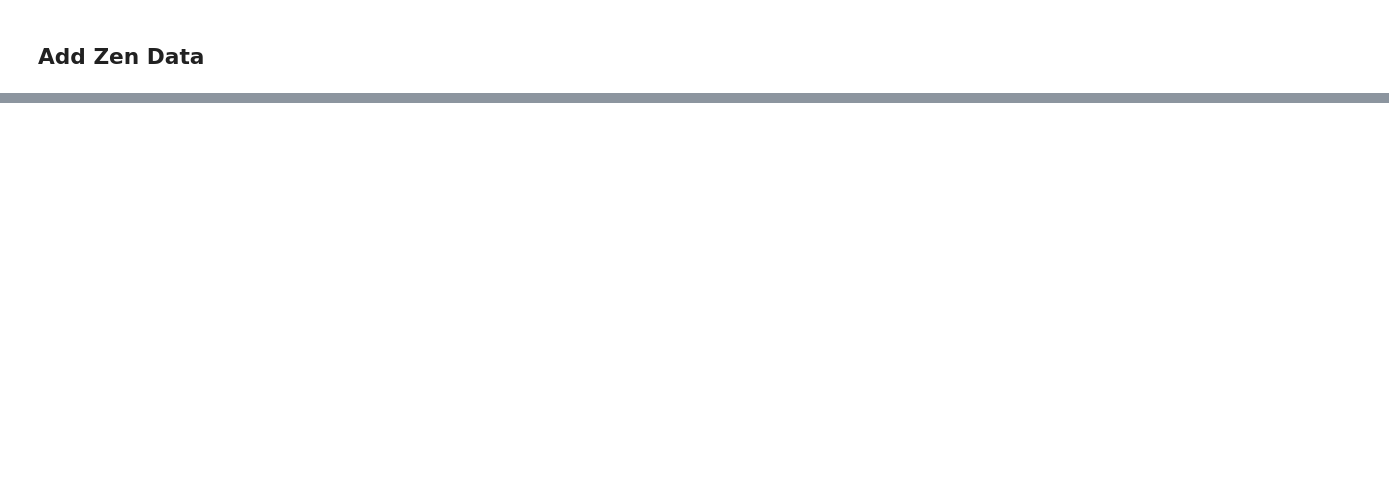
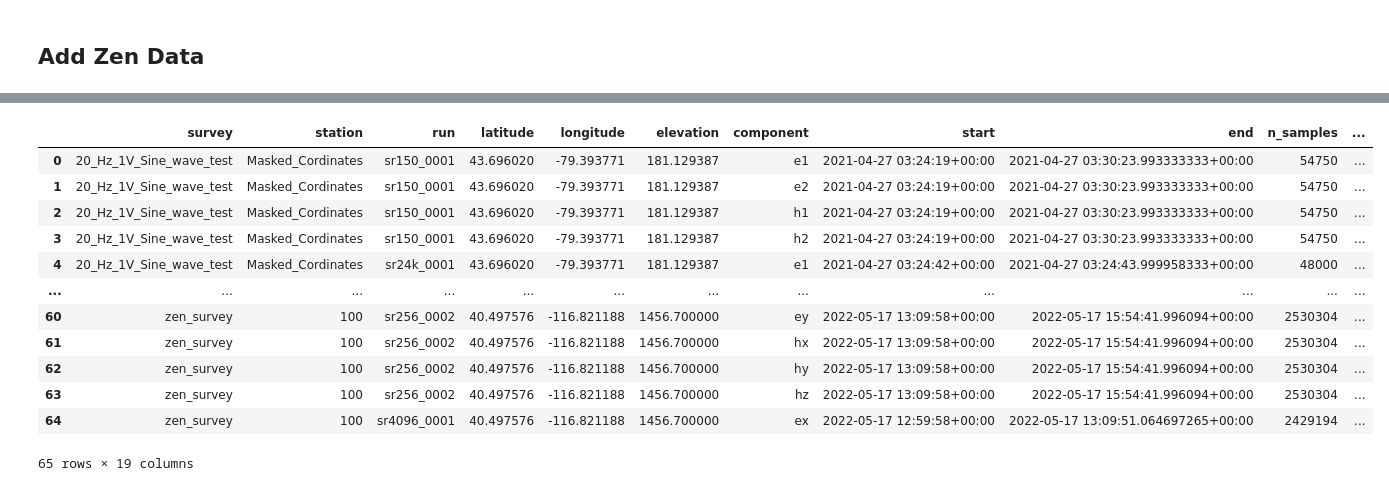
Before and after one commit to kujaku11/mth5, a Jupyter notebook: docs/examples/notebooks/make_mth5_all.ipynb, the cells around one changed output, grey strips where cells are left out. Saved outputs shown, nothing was run; the diff lists cells and outputs as text; code cells hidden in the pictures; blank space fills up the shorter version.

```diff
--- a/docs/examples/notebooks/make_mth5_all.ipynb
+++ b/docs/examples/notebooks/make_mth5_all.ipynb
@@ -142,0 +143,7 @@ mth5_path = MakeMTH5.from_zen(
+# %%
+nims_data_path = get_test_data_path("nims")
+mth5_fn_path = MakeMTH5.from_nims(
+    nims_data_path,
+    survey_id="nims_survey",
+    **base_kwargs,
+)
@@ -142,0 +157,6 @@ mth5_path = MakeMTH5.from_zen(
+# %%
+with MTH5() as m:
+    m = m.open_mth5(mth5_fn_path, mode="r")
+    print(m)
+    channel_df = m.channel_summary.to_dataframe()
+    run_df = m.run_summary
@@ -142,0 +181,16 @@ mth5_path = MakeMTH5.from_zen(
+# %%
+display(channel_df.head(65))
+# %% [output]
+|  | survey | station | run | latitude | longitude | elevation | component | start | end | n_samples | ... |
+| 0 | 20_Hz_1V_Sine_wave_test | Masked_Cordinates | sr150_0001 | 43.696020 | -79.393771 | 181.129387 | e1 | 2021-04-27 03:24:19+00:00 | 2021-04-27 03:30:23.993333333+00:00 | 54750 | ... |
+| 1 | 20_Hz_1V_Sine_wave_test | Masked_Cordinates | sr150_0001 | 43.696020 | -79.393771 | 181.129387 | e2 | 2021-04-27 03:24:19+00:00 | 2021-04-27 03:30:23.993333333+00:00 | 54750 | ... |
+| 2 | 20_Hz_1V_Sine_wave_test | Masked_Cordinates | sr150_0001 | 43.696020 | -79.393771 | 181.129387 | h1 | 2021-04-27 03:24:19+00:00 | 2021-04-27 03:30:23.993333333+00:00 | 54750 | ... |
+| 3 | 20_Hz_1V_Sine_wave_test | Masked_Cordinates | sr150_0001 | 43.696020 | -79.393771 | 181.129387 | h2 | 2021-04-27 03:24:19+00:00 | 2021-04-27 03:30:23.993333333+00:00 | 54750 | ... |
+| 4 | 20_Hz_1V_Sine_wave_test | Masked_Cordinates | sr24k_0001 | 43.696020 | -79.393771 | 181.129387 | e1 | 2021-04-27 03:24:42+00:00 | 2021-04-27 03:24:43.999958333+00:00 | 48000 | ... |
+| ... | ... | ... | ... | ... | ... | ... | ... | ... | ... | ... | ... |
+| 60 | zen_survey | 100 | sr256_0002 | 40.497576 | -116.821188 | 1456.700000 | ey | 2022-05-17 13:09:58+00:00 | 2022-05-17 15:54:41.996094+00:00 | 2530304 | ... |
+| 61 | zen_survey | 100 | sr256_0002 | 40.497576 | -116.821188 | 1456.700000 | hx | 2022-05-17 13:09:58+00:00 | 2022-05-17 15:54:41.996094+00:00 | 2530304 | ... |
+| 62 | zen_survey | 100 | sr256_0002 | 40.497576 | -116.821188 | 1456.700000 | hy | 2022-05-17 13:09:58+00:00 | 2022-05-17 15:54:41.996094+00:00 | 2530304 | ... |
+| 63 | zen_survey | 100 | sr256_0002 | 40.497576 | -116.821188 | 1456.700000 | hz | 2022-05-17 13:09:58+00:00 | 2022-05-17 15:54:41.996094+00:00 | 2530304 | ... |
+| 64 | zen_survey | 100 | sr4096_0001 | 40.497576 | -116.821188 | 1456.700000 | ex | 2022-05-17 12:59:58+00:00 | 2022-05-17 13:09:51.064697265+00:00 | 2429194 | ... |
+65 rows × 19 columns
```
Also changed, not shown: parts of 11 cells of this notebook.
